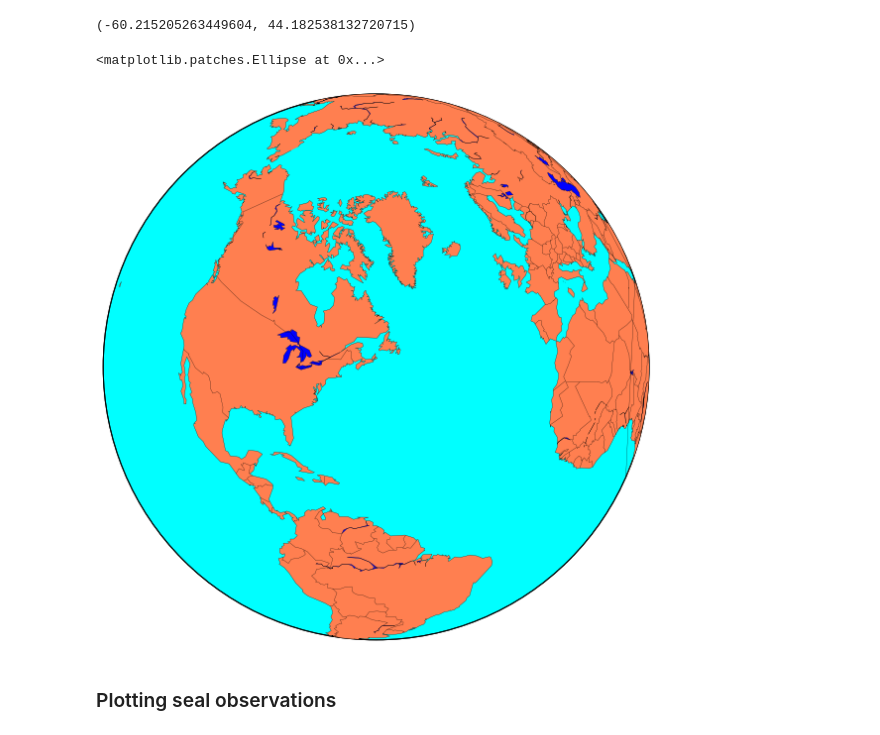
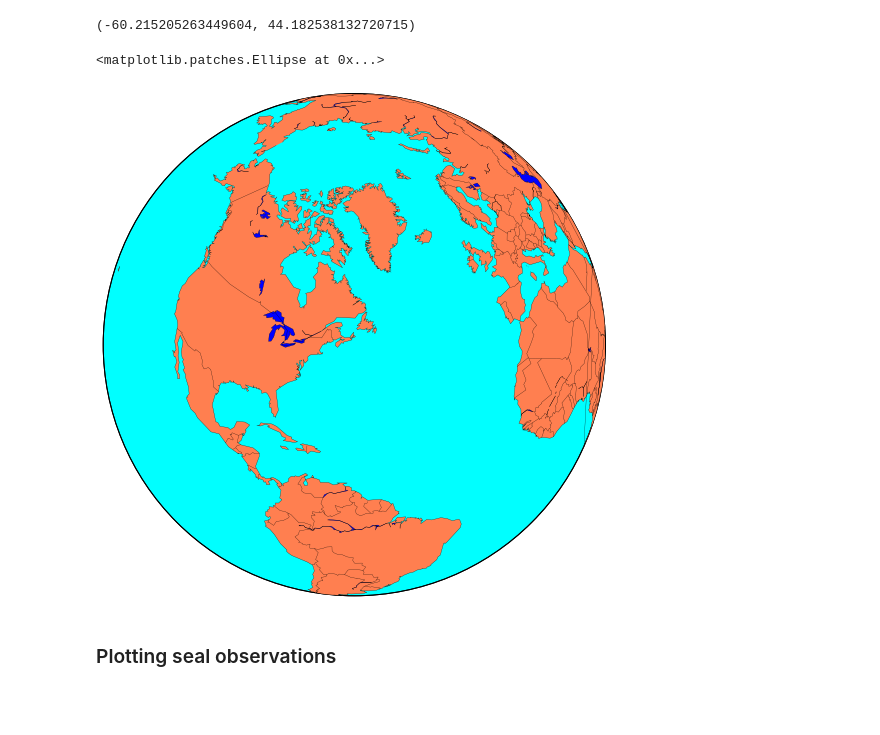
Before and after one commit to nealmcb/Final_Tutorials, a Jupyter notebook: Python_DataAnalysis/plotting.ipynb, the cells around one changed output. Drawn from its saved outputs; the diff is of its cells as text; code cells hidden in the pictures; blank space fills up the shorter version.

```diff
--- a/Python_DataAnalysis/plotting.ipynb
+++ b/Python_DataAnalysis/plotting.ipynb
@@ -67,20 +70,19 @@ print (lons_c, lats_c)
 # %%
 #
 map = Basemap(projection='ortho', lat_0=lats_c,lon_0=lons_c)
 
 fig=plt.figure(figsize=(12,9))
-ax = fig.add_axes([0.05,0.05,0.9,0.85])
 
 # draw coastlines, country boundaries, fill continents.
 map.drawcoastlines(linewidth=0.25)
 map.drawcountries(linewidth=0.25)
 map.fillcontinents(color='coral',lake_color='blue')
 
 # draw the edge of the map projection region (the projection limb)
 map.drawmapboundary(fill_color='aqua')
 # %% [output]
 <matplotlib.patches.Ellipse at 0x...>
-[figure, old version]
+[figure, new version]
 # %% [markdown]
 ### Plotting  seal observations
 # %%
```
Also changed, not shown: parts of 7 cells of this notebook, 1 other file.
